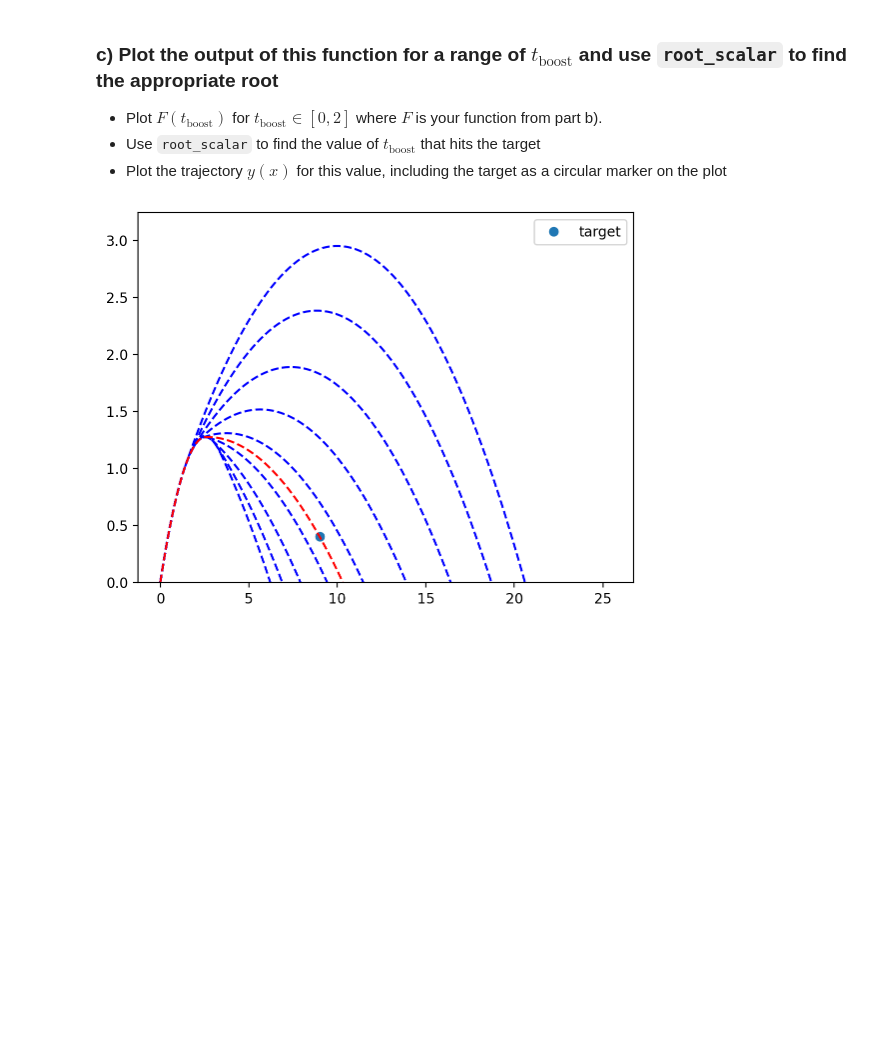
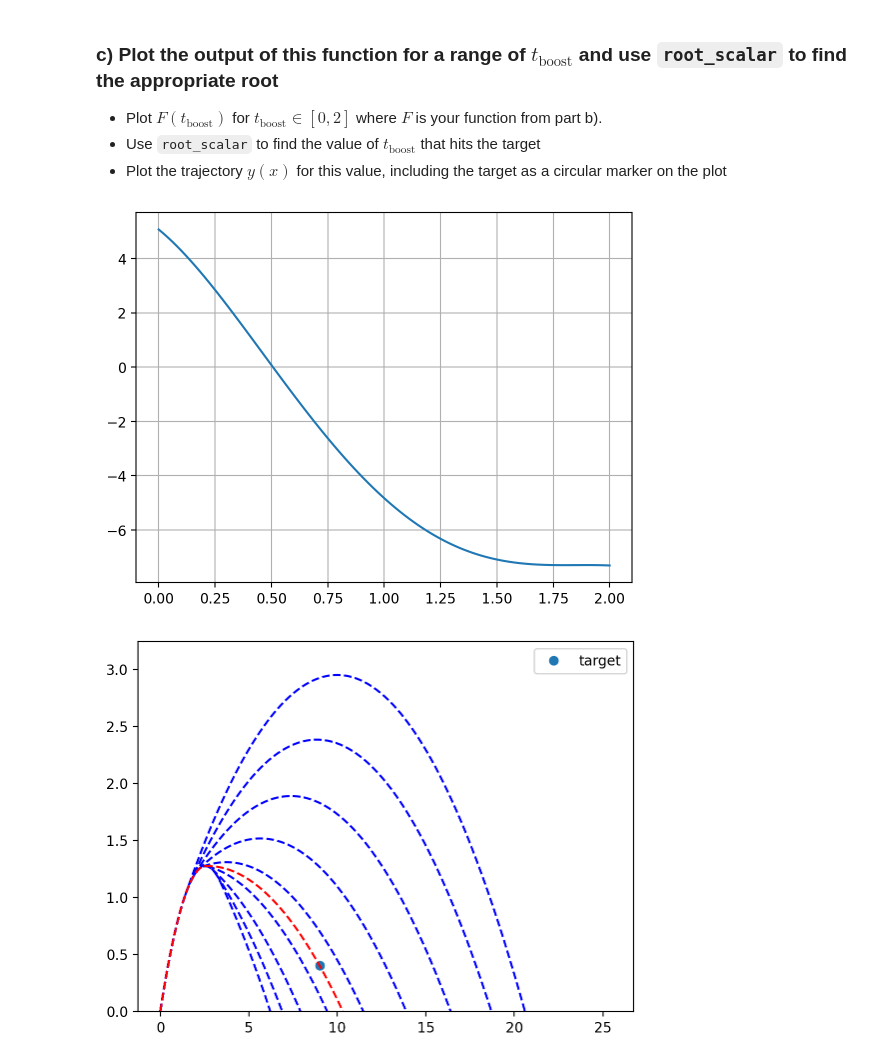
Before and after one commit to benobrien23/Assignment1, a Jupyter notebook: Assignment_1_2025-Copy1.ipynb, the cells around one changed output. Cells and saved outputs as stored; diff of their text form; code cells hidden in the pictures; blank space fills up the shorter version.

```diff
--- a/Assignment_1_2025-Copy1.ipynb
+++ b/Assignment_1_2025-Copy1.ipynb
@@ -82,12 +82,11 @@ def func(tb):
     speedatboost = np.sqrt(sol3.y[1][-1]**2 + sol3.y[3][-1]**2)
     speedincrease = 15/speedatboost
 
-    sol4 = solve_ivp(f, [tb, 1.1], [sol3.y[0][-1],float(sol3.y[1][-1])*speedincrease,sol3.y[2][-1],float(sol3.y[3][-1])*speedincrease], dense_output=True)  # pathing after boost
-    tt4 = np.linspace(tb,1.1,101)
+    sol4 = solve_ivp(f, [tb, 2.1], [sol3.y[0][-1],float(sol3.y[1][-1])*speedincrease,sol3.y[2][-1],float(sol3.y[3][-1])*speedincrease], dense_output=True)  # pathing after boost
 
     def Fx(t): # shows the diff between the xval and xtarget for ambiguous t
         return sol4.sol(t)[0] - 9
-    t_target = float(root_scalar(Fx, bracket=[tb, 20]).root)    # finds tf, time at which x val = xytarget
+    t_target = float(root_scalar(Fx, x0=1).root)    # finds tf, time at which x val = xytarget
 
     return float(sol4.sol(t_target)[2]) - 0.4     # differnce between y val and ytarget at tf
 
@@ -100,6 +99,14 @@ func(0.5) # if the boost is used at t=0.5, bird will be ~0.076 away from particl
 - Plot $F(t_\mathrm{boost})$ for $t_\mathrm{boost}\in[0,2]$ where $F$ is your function from part b).
 - Use `root_scalar` to find the value of $t_\mathrm{boost}$ that hits the target
 - Plot the trajectory $y(x)$ for this value, including the target as a circular marker on the plot
+# %%
+tbs = np.linspace(0,2,100) # for rane 0 - 2
+ys = [func(tb) for tb in tbs]   # evaluate func at each tb
+plt.grid(True)
+plt.plot(tbs, ys) # we can see root at tb ~ 0.5
+plt.show()
+# %% [output]
+[figure, added]
 # %%
 def plots(tb,col):   #  function which plots path for a given tb
     sol3 = solve_ivp(f, [0, tb], [0,5,0,5], dense_output=True)  # pathing before boost
```
Also changed, not shown: parts of 3 cells of this notebook.
